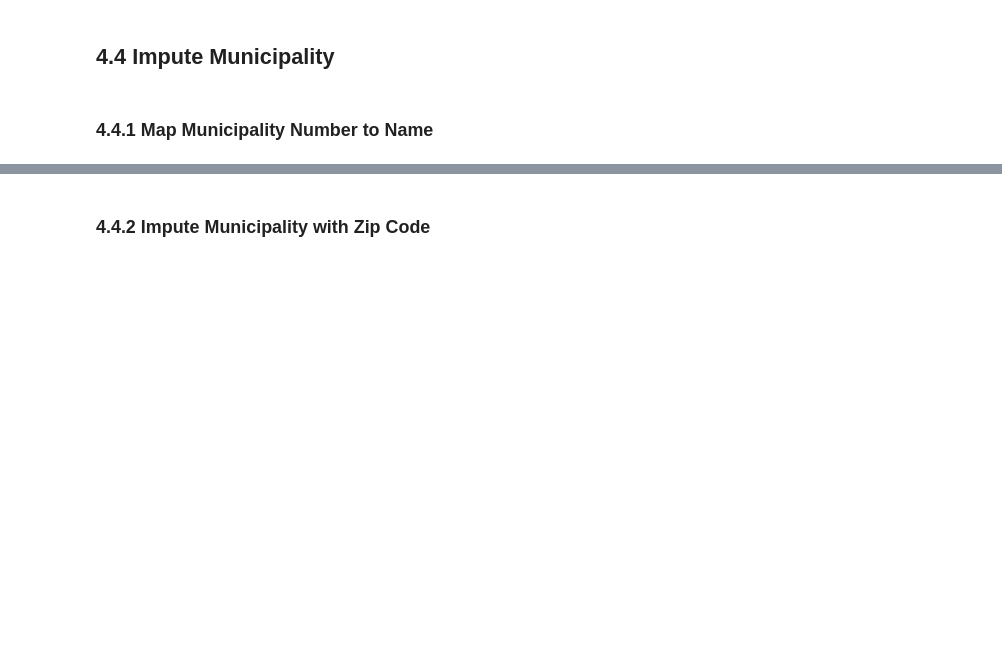
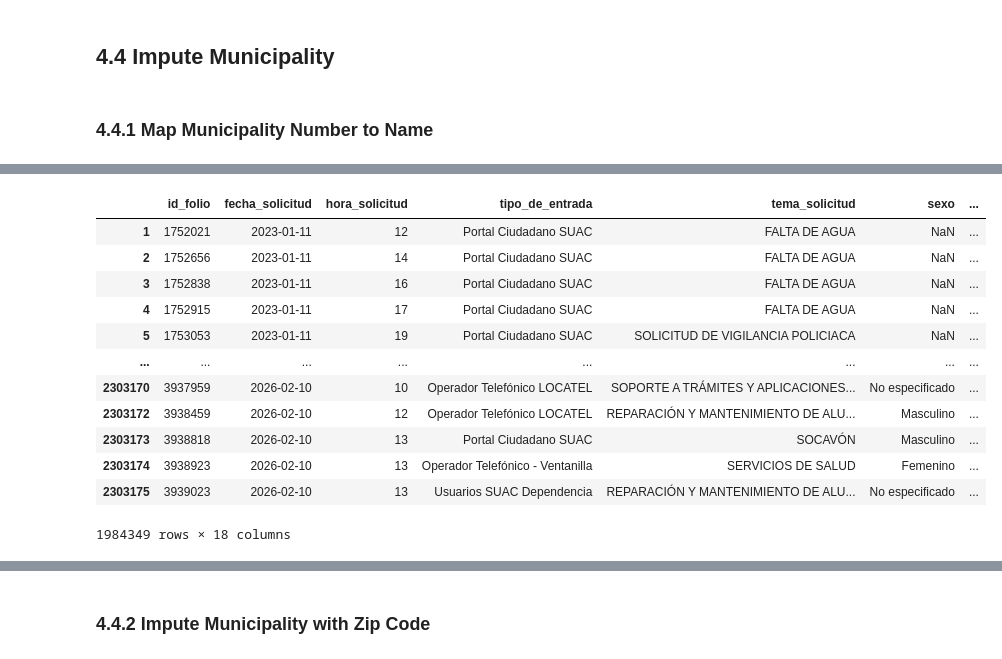
Before and after one commit to sbenhumea/citizen-requests-analysis-project-locatel, a Jupyter notebook: notebooks/preprocessing.ipynb, the cells around one changed output, grey strips where cells are left out. Drawn from its saved outputs; the diff is of its cells as text; code cells hidden in the pictures; blank space fills up the shorter version.

```diff
--- a/notebooks/preprocessing.ipynb
+++ b/notebooks/preprocessing.ipynb
@@ -140,5 +443,5 @@ patterns.value_counts()
 # %%
-def clean_cp(x):
+def clean_zc(x):
     if pd.isna(x):
         return None
     x = str(x).strip().rstrip('.')
@@ -152,7 +455,7 @@ def clean_cp(x):
     except ValueError:
         return None
 # %%
-df_complete['codigo_postal_solicitud'] = df_complete['codigo_postal_solicitud'].apply(clean_cp)
+df_complete['codigo_postal_solicitud'] = df_complete['codigo_postal_solicitud'].apply(clean_zc)
 # %%
 patterns = df_complete['codigo_postal_solicitud'].dropna().apply(
     lambda x: ''.join(['d' if c.isdigit() else ('a' if c.isalpha() else c) for c in str(x).strip()])
@@ -167,9 +493,23 @@ df_complete['alcaldia_solicitud'].value_counts()
 # %%
-alcaldías = {2.0:'Azcapotzalco',3.0:'Coyoacán',4.0:'Cuajimalpa de Morelos',5.0:'Gustavo A. Madero',6.0:'Iztacalco',7.0:'Iztapalapa',8.0:'La Magdalena Contreras',
+municipalities = {2.0:'Azcapotzalco',3.0:'Coyoacán',4.0:'Cuajimalpa de Morelos',5.0:'Gustavo A. Madero',6.0:'Iztacalco',7.0:'Iztapalapa',8.0:'La Magdalena Contreras',
 9.0:'Milpa Alta',10.0:'Álvaro Obregón',11.0:'Tláhuac',12.0:'Tlalpan',13.0:'Xochimilco',14.0:'Benito Juárez',15.0:'Cuauhtémoc',16.0:'Miguel Hidalgo',
 17.0:'Venustiano Carranza'}
 # %%
-df_complete['alcaldia_solicitud'] = df_complete['alcaldia_solicitud'].map(alcaldías)
+df_complete['alcaldia_solicitud'] = df_complete['alcaldia_solicitud'].map(municipalities)
 df_complete
+# %% [output]
+|  | id_folio | fecha_solicitud | hora_solicitud | tipo_de_entrada | tema_solicitud | sexo | ... |
+| 1 | 1752021 | 2023-01-11 | 12 | Portal Ciudadano SUAC | FALTA DE AGUA | NaN | ... |
+| 2 | 1752656 | 2023-01-11 | 14 | Portal Ciudadano SUAC | FALTA DE AGUA | NaN | ... |
+| 3 | 1752838 | 2023-01-11 | 16 | Portal Ciudadano SUAC | FALTA DE AGUA | NaN | ... |
+| 4 | 1752915 | 2023-01-11 | 17 | Portal Ciudadano SUAC | FALTA DE AGUA | NaN | ... |
+| 5 | 1753053 | 2023-01-11 | 19 | Portal Ciudadano SUAC | SOLICITUD DE VIGILANCIA POLICIACA | NaN | ... |
+| ... | ... | ... | ... | ... | ... | ... | ... |
+| 2303170 | 3937959 | 2026-02-10 | 10 | Operador Telefónico LOCATEL | SOPORTE A TRÁMITES Y APLICACIONES... | No especificado | ... |
+| 2303172 | 3938459 | 2026-02-10 | 12 | Operador Telefónico LOCATEL | REPARACIÓN Y MANTENIMIENTO DE ALU... | Masculino | ... |
+| 2303173 | 3938818 | 2026-02-10 | 13 | Portal Ciudadano SUAC | SOCAVÓN | Masculino | ... |
+| 2303174 | 3938923 | 2026-02-10 | 13 | Operador Telefónico - Ventanilla | SERVICIOS DE SALUD | Femenino | ... |
+| 2303175 | 3939023 | 2026-02-10 | 13 | Usuarios SUAC Dependencia | REPARACIÓN Y MANTENIMIENTO DE ALU... | No especificado | ... |
+1984349 rows × 18 columns
 # %%
 df_complete['alcaldia_solicitud'].value_counts()
```
Also changed, not shown: parts of 63 cells of this notebook, 1 other file.
